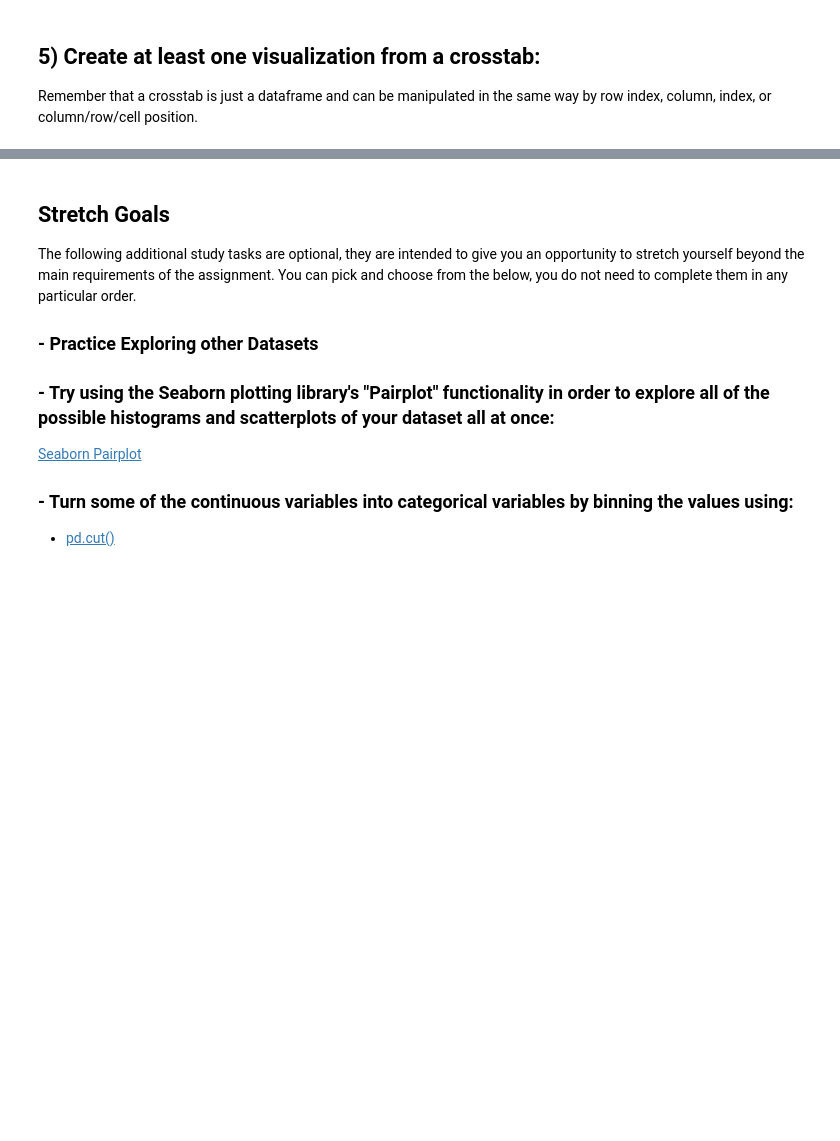
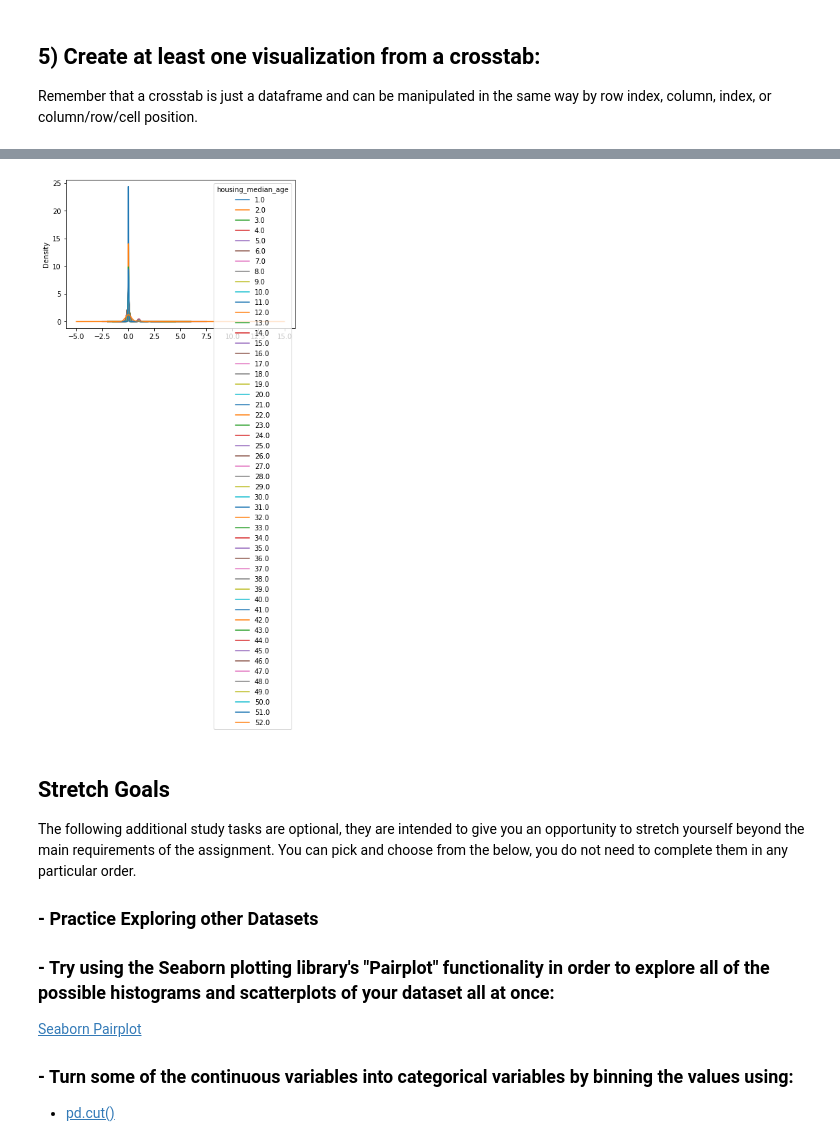
Before and after one commit to austinlasseter/DS-Unit-1-Sprint-1-Data-Wrangling-and-Storytelling, a Jupyter notebook: module1-exploratory-data-analysis/LS_DS_111_Exploratory_Data_Analysis_Assignment.ipynb, the cells around one changed output, grey strips where cells are left out. Drawn from its saved outputs; the diff is of its cells as text; code cells hidden in the pictures; blank space fills up the shorter version.

```diff
--- a/module1-exploratory-data-analysis/LS_DS_111_Exploratory_Data_Analysis_Assignment.ipynb
+++ b/module1-exploratory-data-analysis/LS_DS_111_Exploratory_Data_Analysis_Assignment.ipynb
@@ -198,5 +201,5 @@ ca_housing['median_income'].plot.density();
 Remember that a crosstab is just a dataframe and can be manipulated in the same way by row index, column, index, or column/row/cell position.
 # %%
 # Your Code Here
-xtabs = pd.crosstab(ca_housing['median_income'],ca_housing['total_bedrooms'])
-xtabs.plot(kind = 'bar');
+xtabs = pd.crosstab(ca_housing['latitude'],ca_housing['housing_median_age'])
+xtabs
@@ -203,3 +221,7 @@ xtabs.plot(kind = 'bar');
+# %%
+xtabs.plot.density();
+# %% [output]
+[figure, added]
 # %% [markdown]
 ## Stretch Goals
 
```
Also changed, not shown: parts of 8 cells of this notebook.
